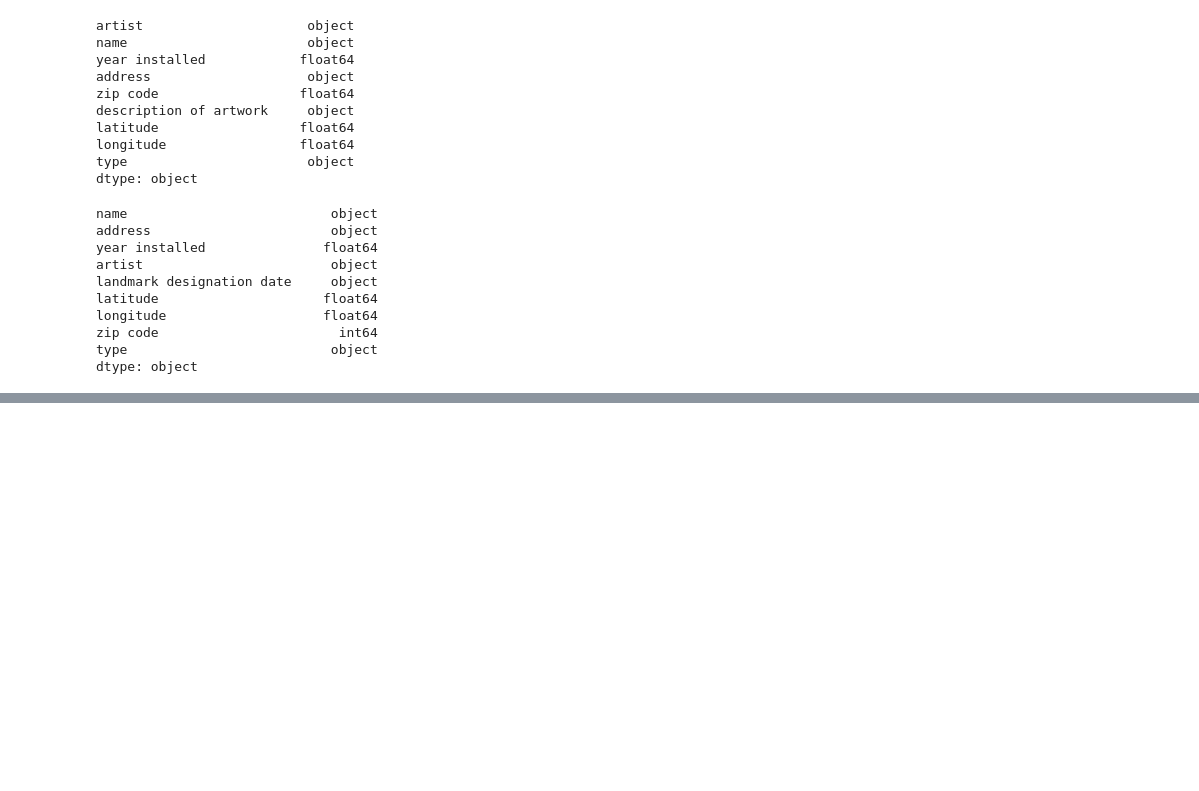
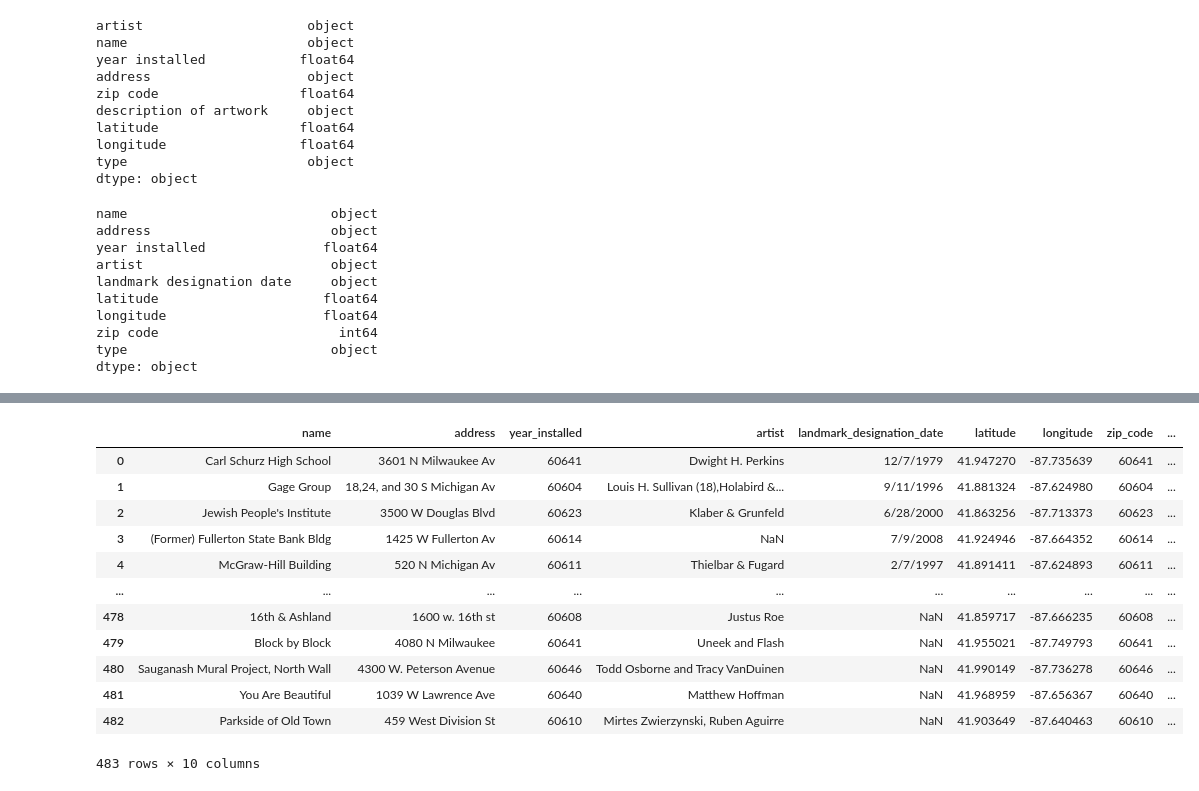
Before and after one commit to bevansr/project_2-group, a Jupyter notebook: Rice/Rice_Data.ipynb, the cells around one changed output, grey strips where cells are left out. Drawn from its saved outputs; the diff is of its cells as text; code cells hidden in the pictures; blank space fills up the shorter version.

```diff
--- a/Rice/Rice_Data.ipynb
+++ b/Rice/Rice_Data.ipynb
@@ -293,0 +315,19 @@ chicago_df
+# %%
+chicago_df['year_installed'] = chicago_df['year_installed'].astype(int)
+chicago_df['zip_code'] = chicago_df['zip_code'].astype(str)
+
+chicago_df
+# %% [output]
+|  | name | address | year_installed | artist | landmark_designation_date | latitude | longitude | zip_code | ... |
+| 0 | Carl Schurz High School | 3601 N Milwaukee Av | 60641 | Dwight H. Perkins | 12/7/1979 | 41.947270 | -87.735639 | 60641 | ... |
+| 1 | Gage Group | 18,24, and 30 S Michigan Av | 60604 | Louis H. Sullivan (18),Holabird &... | 9/11/1996 | 41.881324 | -87.624980 | 60604 | ... |
+| 2 | Jewish People's Institute | 3500 W Douglas Blvd | 60623 | Klaber & Grunfeld | 6/28/2000 | 41.863256 | -87.713373 | 60623 | ... |
+| 3 | (Former) Fullerton State Bank Bldg | 1425 W Fullerton Av | 60614 | NaN | 7/9/2008 | 41.924946 | -87.664352 | 60614 | ... |
+| 4 | McGraw-Hill Building | 520 N Michigan Av | 60611 | Thielbar & Fugard | 2/7/1997 | 41.891411 | -87.624893 | 60611 | ... |
+| ... | ... | ... | ... | ... | ... | ... | ... | ... | ... |
+| 478 | 16th & Ashland | 1600 w. 16th st | 60608 | Justus Roe | NaN | 41.859717 | -87.666235 | 60608 | ... |
+| 479 | Block by Block | 4080 N Milwaukee | 60641 | Uneek and Flash | NaN | 41.955021 | -87.749793 | 60641 | ... |
+| 480 | Sauganash Mural Project, North Wall | 4300 W. Peterson Avenue | 60646 | Todd Osborne and Tracy VanDuinen | NaN | 41.990149 | -87.736278 | 60646 | ... |
+| 481 | You Are Beautiful | 1039 W Lawrence Ave | 60640 | Matthew Hoffman | NaN | 41.968959 | -87.656367 | 60640 | ... |
+| 482 | Parkside of Old Town | 459 West Division St | 60610 | Mirtes Zwierzynski, Ruben Aguirre | NaN | 41.903649 | -87.640463 | 60610 | ... |
+483 rows × 10 columns
```
Also changed, not shown: parts of 12 cells of this notebook, 1 other file.
